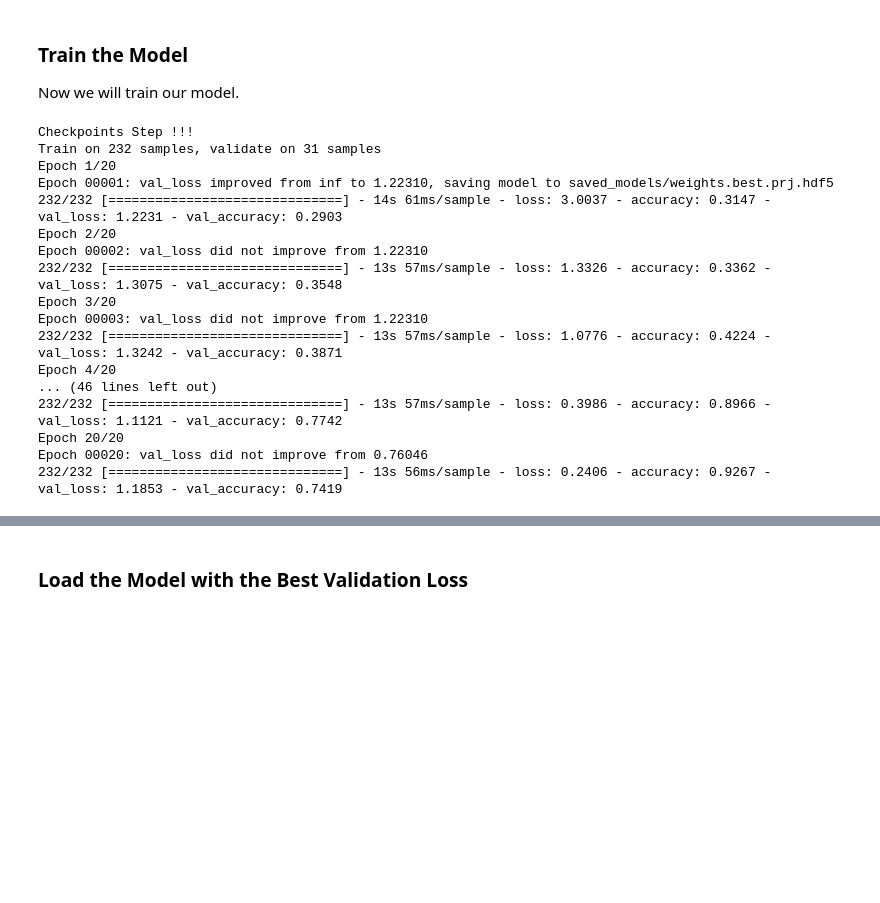
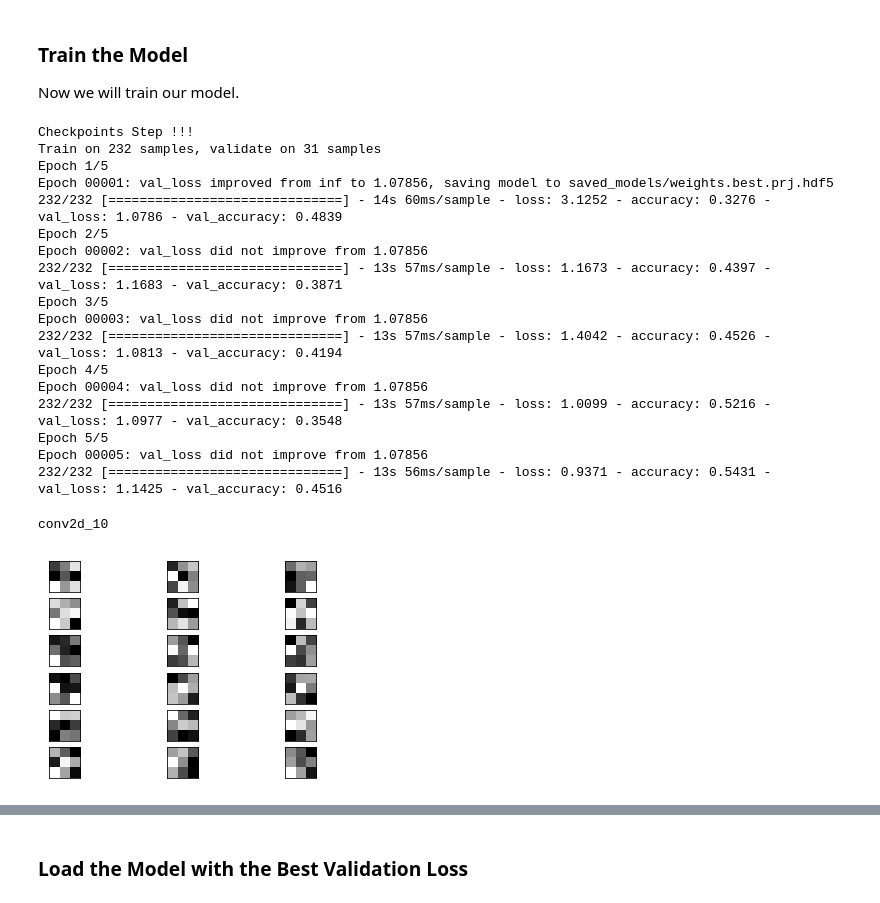
Before and after one commit to ikrambabai/ml-capstone, a Jupyter notebook: capstone.ipynb, the cells around one changed output, grey strips where cells are left out. Cells and saved outputs as stored; diff of their text form; code cells hidden in the pictures; blank space fills up the shorter version.

Commit message:
Internals of the the model discovered - will add more clearer code later. Good time to save

```diff
--- a/capstone.ipynb
+++ b/capstone.ipynb
@@ -252,7 +252,7 @@ Now we will train our model.
 from tensorflow.keras.callbacks import ModelCheckpoint
 import matplotlib.pyplot as plt
 
-epochs = 200
+epochs = 5
 
 #
 checkpointer = ModelCheckpoint(filepath='saved_models/weights.best.prj.hdf5',
@@ -266,18 +266,18 @@ history = model.fit(train_tensors, train_targets,
 # %% [output]
 Checkpoints Step !!!
 Train on 232 samples, validate on 31 samples
-Epoch 1/20
-Epoch 00001: val_loss improved from inf to 1.22310, saving model to saved_models/weights.best.prj.hdf5
-232/232 [==============================] - 14s 61ms/sample - loss: 3.0037 - accuracy: 0.3147 - val_loss: 1.2231 - val_accuracy: 0.2903
-Epoch 2/20
-Epoch 00002: val_loss did not improve from 1.22310
-232/232 [==============================] - 13s 57ms/sample - loss: 1.3326 - accuracy: 0.3362 - val_loss: 1.3075 - val_accuracy: 0.3548
-Epoch 3/20
-Epoch 00003: val_loss did not improve from 1.22310
-232/232 [==============================] - 13s 57ms/sample - loss: 1.0776 - accuracy: 0.4224 - val_loss: 1.3242 - val_accuracy: 0.3871
-Epoch 4/20
-... (46 lines left out)
-232/232 [==============================] - 13s 57ms/sample - loss: 0.3986 - accuracy: 0.8966 - val_loss: 1.1121 - val_accuracy: 0.7742
-Epoch 20/20
-Epoch 00020: val_loss did not improve from 0.76046
-232/232 [==============================] - 13s 56ms/sample - loss: 0.2406 - accuracy: 0.9267 - val_loss: 1.1853 - val_accuracy: 0.7419
+Epoch 1/5
+Epoch 00001: val_loss improved from inf to 1.07856, saving model to saved_models/weights.best.prj.hdf5
+232/232 [==============================] - 14s 60ms/sample - loss: 3.1252 - accuracy: 0.3276 - val_loss: 1.0786 - val_accuracy: 0.4839
+Epoch 2/5
+Epoch 00002: val_loss did not improve from 1.07856
+232/232 [==============================] - 13s 57ms/sample - loss: 1.1673 - accuracy: 0.4397 - val_loss: 1.1683 - val_accuracy: 0.3871
+Epoch 3/5
+Epoch 00003: val_loss did not improve from 1.07856
+232/232 [==============================] - 13s 57ms/sample - loss: 1.4042 - accuracy: 0.4526 - val_loss: 1.0813 - val_accuracy: 0.4194
+Epoch 4/5
+Epoch 00004: val_loss did not improve from 1.07856
+232/232 [==============================] - 13s 57ms/sample - loss: 1.0099 - accuracy: 0.5216 - val_loss: 1.0977 - val_accuracy: 0.3548
+Epoch 5/5
+Epoch 00005: val_loss did not improve from 1.07856
+232/232 [==============================] - 13s 56ms/sample - loss: 0.9371 - accuracy: 0.5431 - val_loss: 1.1425 - val_accuracy: 0.4516
@@ -283,0 +310,31 @@ Epoch 00020: val_loss did not improve from 0.76046
+# %%
+# cannot easily visualize filters lower down
+from tensorflow.keras.applications.vgg16 import VGG16
+from matplotlib import pyplot
+# load the model
+#model = VGG16()
+print model.layers[1].name
+# retrieve weights from the second hidden layer
+filters, biases = model.layers[1].get_weights()
+# normalize filter values to 0-1 so we can visualize them
+f_min, f_max = filters.min(), filters.max()
+filters = (filters - f_min) / (f_max - f_min)
+# plot first few filters
+n_filters, ix = 6, 1
+for i in range(n_filters):
+    # get the filter
+    f = filters[:, :, :, i]
+    # plot each channel separately
+    for j in range(3):
+        # specify subplot and turn of axis
+        ax = pyplot.subplot(n_filters, 3, ix)
+        ax.set_xticks([])
+        ax.set_yticks([])
+        # plot filter channel in grayscale
+        pyplot.imshow(f[:, :, j], cmap='gray')
+        ix += 1
+# show the figure
+pyplot.show()
+# %% [output]
+conv2d_10
+[figure, added]
```
Also changed, not shown: parts of 15 cells of this notebook, 1 other file.
